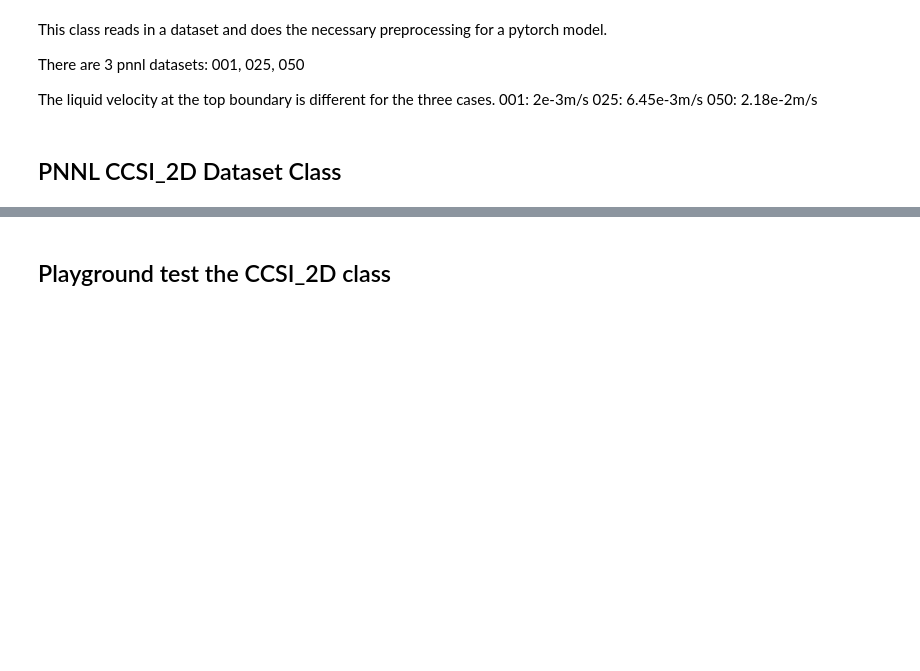
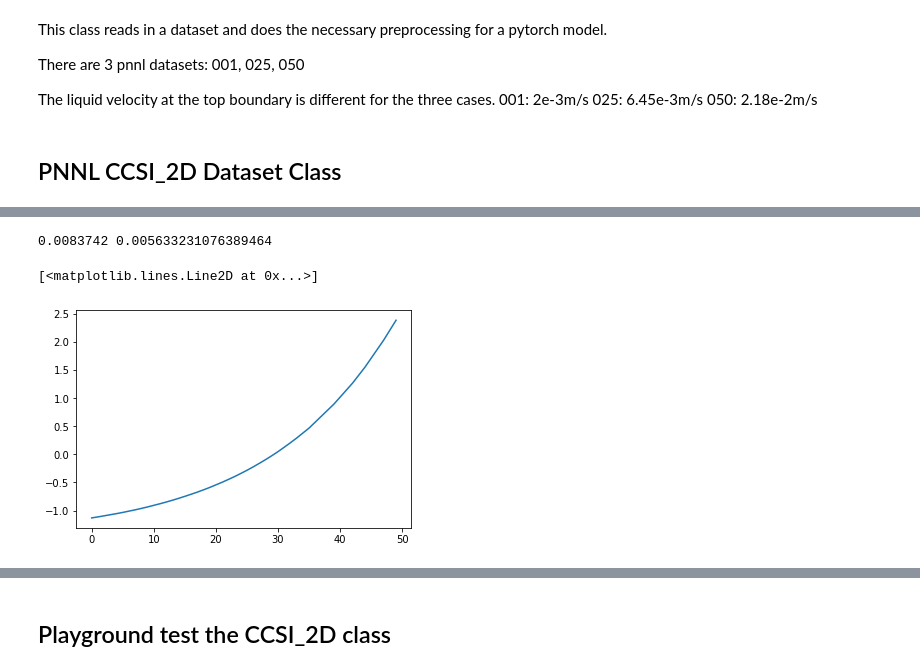
Before and after one commit to dwidemann/surrogates4sims, a Jupyter notebook: 01_pnnl_dataset.ipynb, the cells around one changed output, grey strips where cells are left out. Cells and saved outputs as stored; diff of their text form; code cells hidden in the pictures; blank space fills up the shorter version.

```diff
--- a/01_pnnl_dataset.ipynb
+++ b/01_pnnl_dataset.ipynb
@@ -242,0 +406,10 @@ def inversePreprocessFcn(X,mx=[5.46,4.1,1.,2012.],
+# %%
+mu = np.mean(inletVelocity)
+sig = np.std(inletVelocity)
+print(mu, sig)
+normalized_inletVelocity = (inletVelocity - mu)/sig
+plt.plot(normalized_inletVelocity)
+# %% [output]
+0.0083742 0.005633231076389464
+[<matplotlib.lines.Line2D at 0x...>]
+[figure, added]
```
Also changed, not shown: parts of 102 cells of this notebook, 3 other files.
